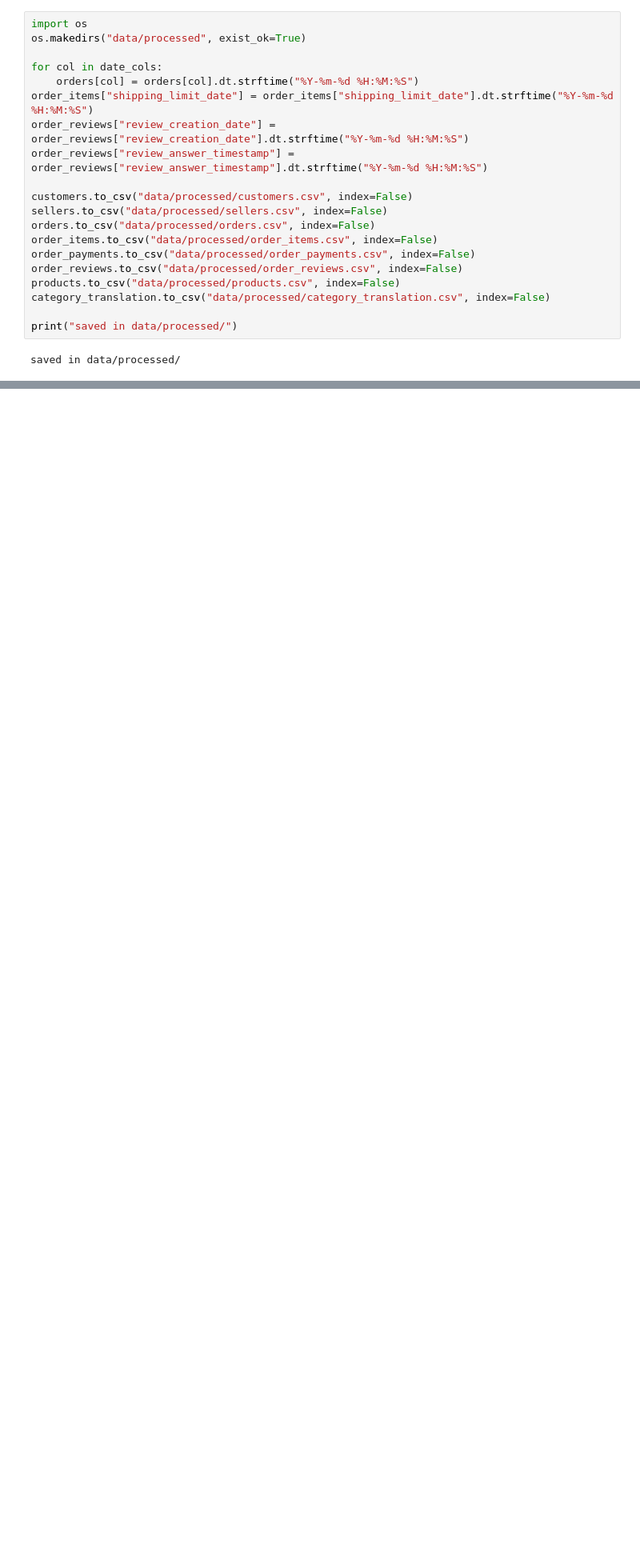
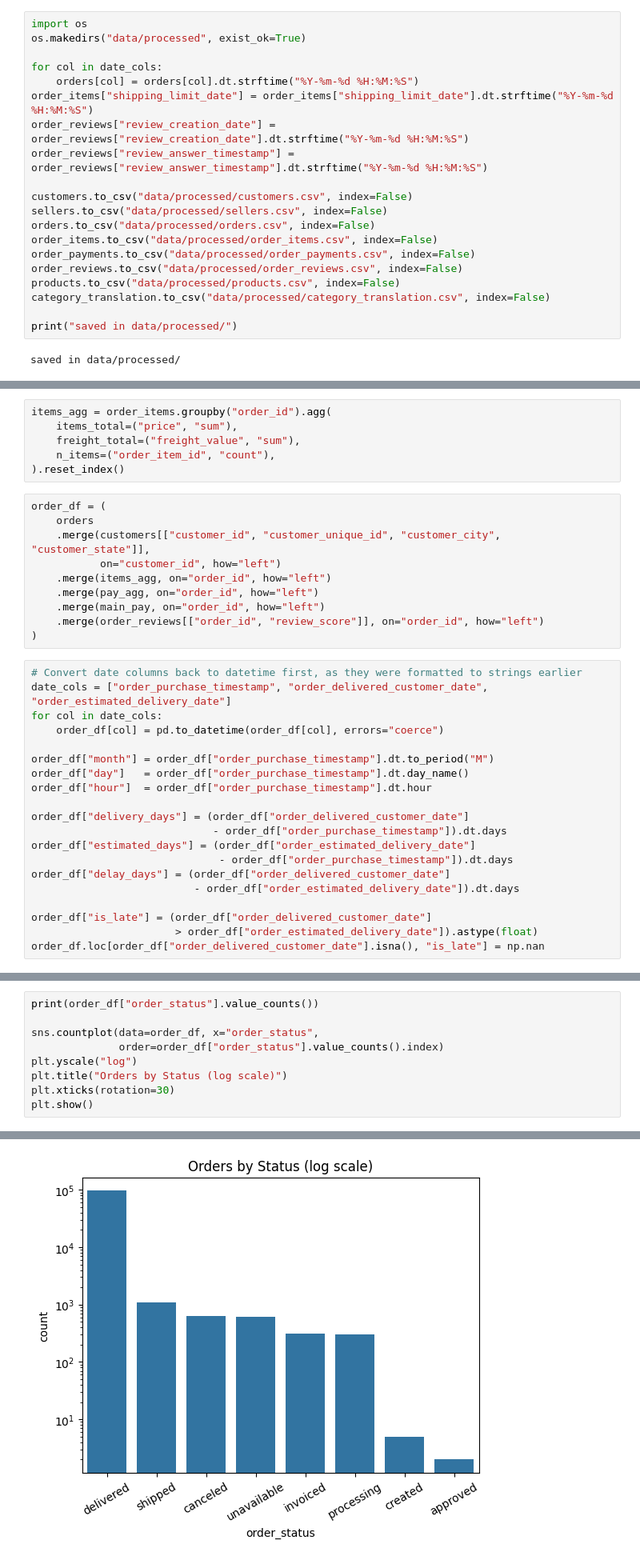
Before and after one commit to asem87/DEPI-E-Commerce-Customer-Value-Prediction, a Jupyter notebook: notebooks/data_cleaning.ipynb, the cells around one changed output, grey strips where cells are left out. Shown at 80% size. Cells and saved outputs as stored; diff of their text form; blank space fills up the shorter version.

```diff
--- a/notebooks/data_cleaning.ipynb
+++ b/notebooks/data_cleaning.ipynb
@@ -286,0 +306,36 @@ except ImportError:
+# %%
+items_agg = order_items.groupby("order_id").agg(
+    items_total=("price", "sum"),
+    freight_total=("freight_value", "sum"),
+    n_items=("order_item_id", "count"),
+).reset_index()
+# %%
+order_df = (
+    orders
+    .merge(customers[["customer_id", "customer_unique_id", "customer_city", "customer_state"]],
+           on="customer_id", how="left")
+    .merge(items_agg, on="order_id", how="left")
+    .merge(pay_agg, on="order_id", how="left")
+    .merge(main_pay, on="order_id", how="left")
+    .merge(order_reviews[["order_id", "review_score"]], on="order_id", how="left")
+)
+# %%
+# Convert date columns back to datetime first, as they were formatted to strings earlier
+date_cols = ["order_purchase_timestamp", "order_delivered_customer_date", "order_estimated_delivery_date"]
+for col in date_cols:
+    order_df[col] = pd.to_datetime(order_df[col], errors="coerce")
+
+order_df["month"] = order_df["order_purchase_timestamp"].dt.to_period("M")
+order_df["day"]   = order_df["order_purchase_timestamp"].dt.day_name()
+order_df["hour"]  = order_df["order_purchase_timestamp"].dt.hour
+
+order_df["delivery_days"] = (order_df["order_delivered_customer_date"]
+                             - order_df["order_purchase_timestamp"]).dt.days
+order_df["estimated_days"] = (order_df["order_estimated_delivery_date"]
+                              - order_df["order_purchase_timestamp"]).dt.days
+order_df["delay_days"] = (order_df["order_delivered_customer_date"]
+                          - order_df["order_estimated_delivery_date"]).dt.days
+
+order_df["is_late"] = (order_df["order_delivered_customer_date"]
+                       > order_df["order_estimated_delivery_date"]).astype(float)
+order_df.loc[order_df["order_delivered_customer_date"].isna(), "is_late"] = np.nan
@@ -286,0 +369,10 @@ except ImportError:
+# %%
+print(order_df["order_status"].value_counts())
+
+sns.countplot(data=order_df, x="order_status",
+              order=order_df["order_status"].value_counts().index)
+plt.yscale("log")
+plt.title("Orders by Status (log scale)")
+plt.xticks(rotation=30)
+plt.show()
+# %% [output]
@@ -286,0 +389 @@ except ImportError:
+[figure, added]
```
Also changed, not shown: parts of 31 cells of this notebook.
